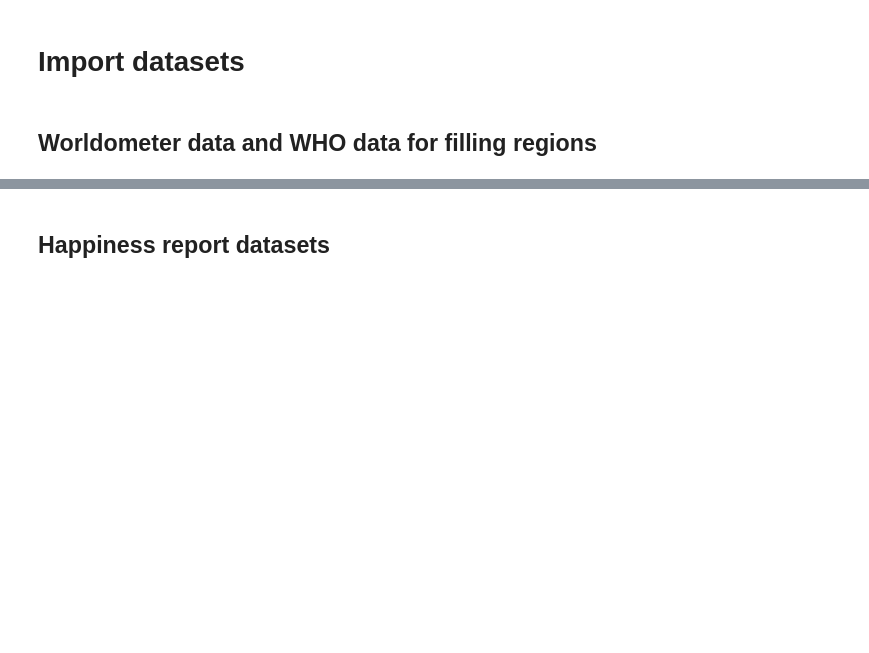
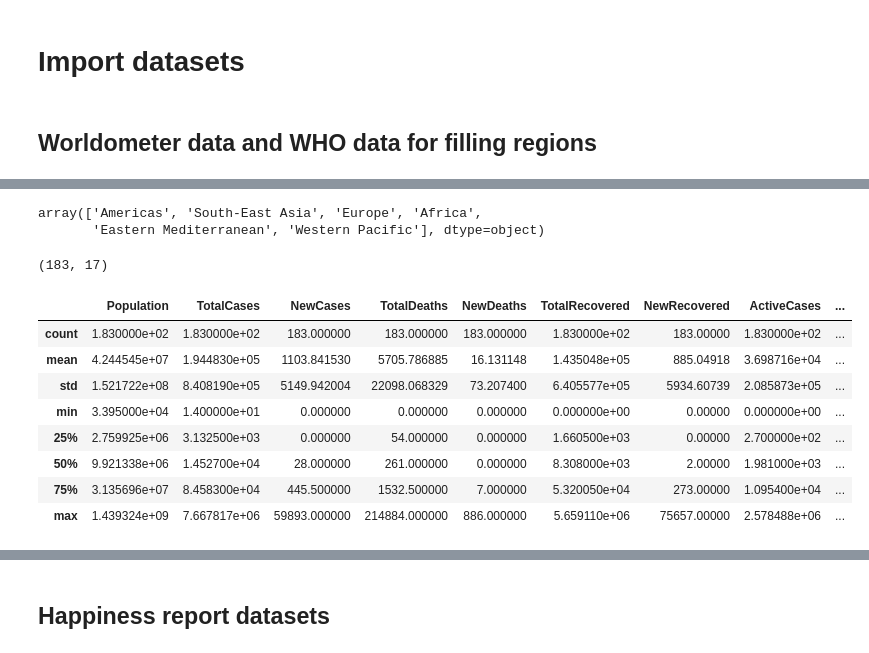
Before and after one commit to amrukwa/covid-happiness_score, a Jupyter notebook: Plots.ipynb, the cells around one changed output, grey strips where cells are left out. Cells and saved outputs as stored; diff of their text form; code cells hidden in the pictures; blank space fills up the shorter version.

```diff
--- a/Plots.ipynb
+++ b/Plots.ipynb
@@ -15,0 +59,2 @@ worldometer.loc[len(worldometer)] = china
+# %%
+full_grouped.replace(to_replace='US', value='USA', regex=True, inplace=True)
@@ -15,0 +63,3 @@ worldometer.loc[len(worldometer)] = china
+# %%
+new_df = pd.concat([full_grouped[["Country/Region", "WHO Region"]], w_regions]).drop_duplicates().reset_index(drop=True)
+new_df.head()
@@ -15,0 +73,7 @@ worldometer.loc[len(worldometer)] = china
+# %%
+worldometer = worldometer.drop("WHO Region", 1)
+worldometer = pd.merge(worldometer, new_df, on='Country/Region')
+worldometer["WHO Region"].unique()
+# %% [output]
+array(['Americas', 'South-East Asia', 'Europe', 'Africa',
+       'Eastern Mediterranean', 'Western Pacific'], dtype=object)
@@ -15,0 +82,16 @@ worldometer.loc[len(worldometer)] = china
+# %%
+worldometer.shape
+# %% [output]
+(183, 17)
+# %%
+worldometer.describe()
+# %% [output]
+|  | Population | TotalCases | NewCases | TotalDeaths | NewDeaths | TotalRecovered | NewRecovered | ActiveCases | ... |
+| count | 1.830000e+02 | 1.830000e+02 | 183.000000 | 183.000000 | 183.000000 | 1.830000e+02 | 183.00000 | 1.830000e+02 | ... |
+| mean | 4.244545e+07 | 1.944830e+05 | 1103.841530 | 5705.786885 | 16.131148 | 1.435048e+05 | 885.04918 | 3.698716e+04 | ... |
+| std | 1.521722e+08 | 8.408190e+05 | 5149.942004 | 22098.068329 | 73.207400 | 6.405577e+05 | 5934.60739 | 2.085873e+05 | ... |
+| min | 3.395000e+04 | 1.400000e+01 | 0.000000 | 0.000000 | 0.000000 | 0.000000e+00 | 0.00000 | 0.000000e+00 | ... |
+| 25% | 2.759925e+06 | 3.132500e+03 | 0.000000 | 54.000000 | 0.000000 | 1.660500e+03 | 0.00000 | 2.700000e+02 | ... |
+| 50% | 9.921338e+06 | 1.452700e+04 | 28.000000 | 261.000000 | 0.000000 | 8.308000e+03 | 2.00000 | 1.981000e+03 | ... |
+| 75% | 3.135696e+07 | 8.458300e+04 | 445.500000 | 1532.500000 | 7.000000 | 5.320050e+04 | 273.00000 | 1.095400e+04 | ... |
+| max | 1.439324e+09 | 7.667817e+06 | 59893.000000 | 214884.000000 | 886.000000 | 5.659110e+06 | 75657.00000 | 2.578488e+06 | ... |
```
Also changed, not shown: parts of 28 cells of this notebook.
